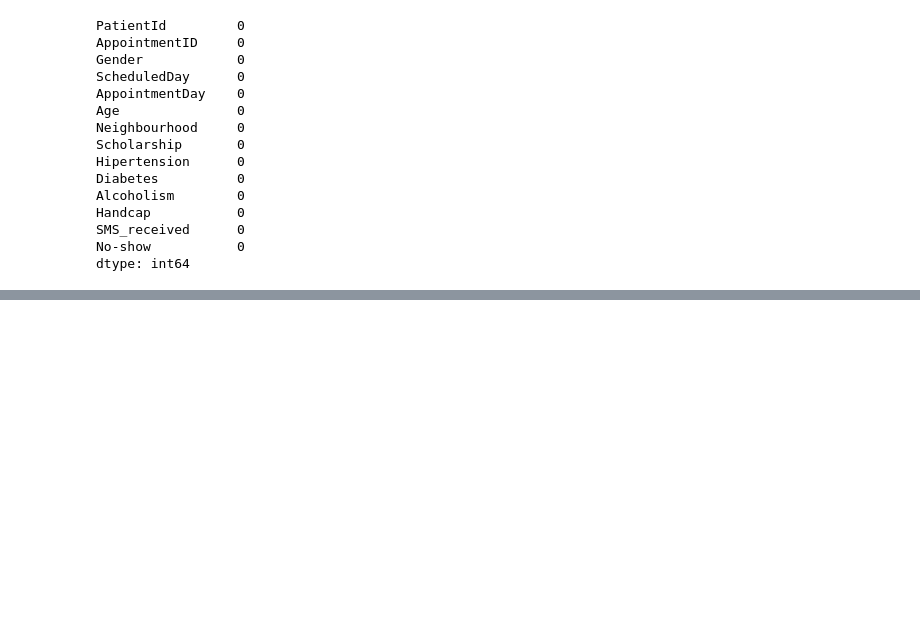
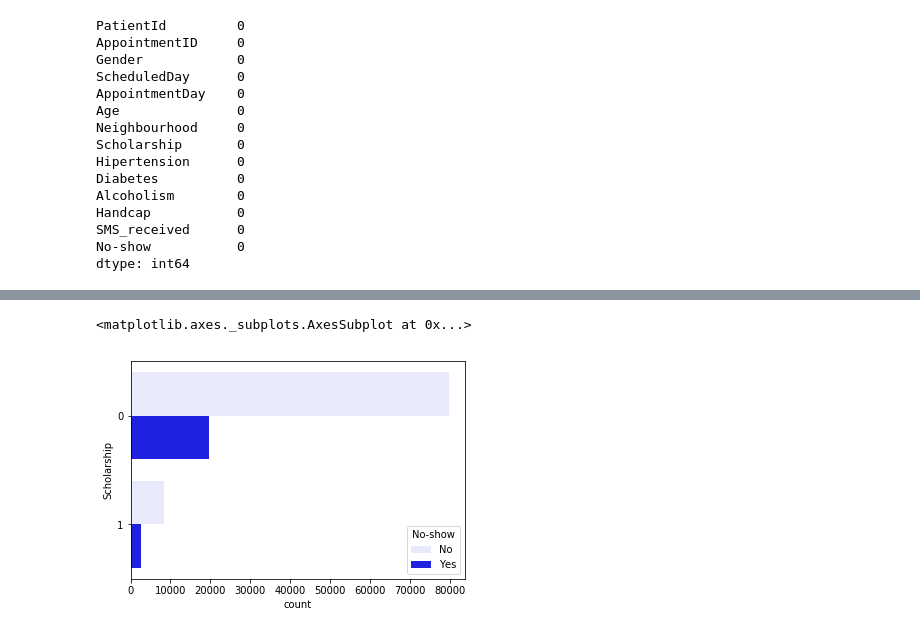
Before and after one commit to Asafamitai/IDC-BDA-Exercises, a Jupyter notebook: NOShow_project_worksheet.ipynb, the cells around one changed output, grey strips where cells are left out. Saved outputs shown, nothing was run; the diff lists cells and outputs as text; code cells hidden in the pictures; blank space fills up the shorter version.

```diff
--- a/NOShow_project_worksheet.ipynb
+++ b/NOShow_project_worksheet.ipynb
@@ -113,0 +145,5 @@ dtype: int64
+# %%
+sns.countplot(y='Scholarship', data=df, color='blue',hue = 'No-show')
+# %% [output]
+<matplotlib.axes._subplots.AxesSubplot at 0x...>
+[figure, added]
```
Also changed, not shown: parts of 12 cells of this notebook, 3 other files.
